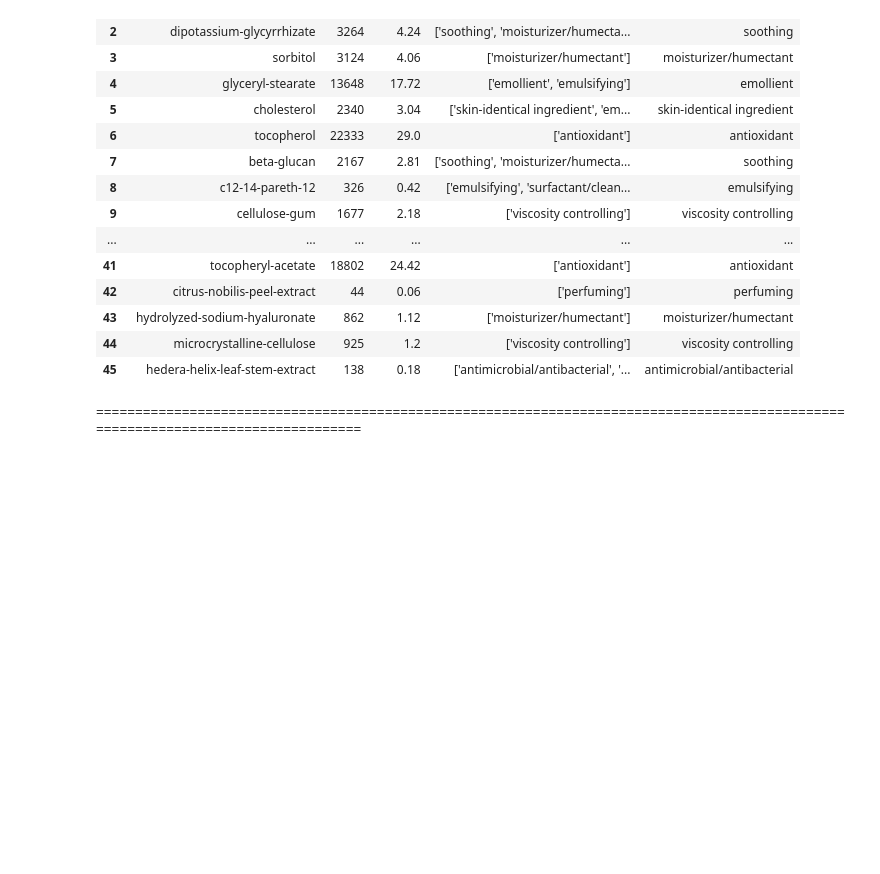
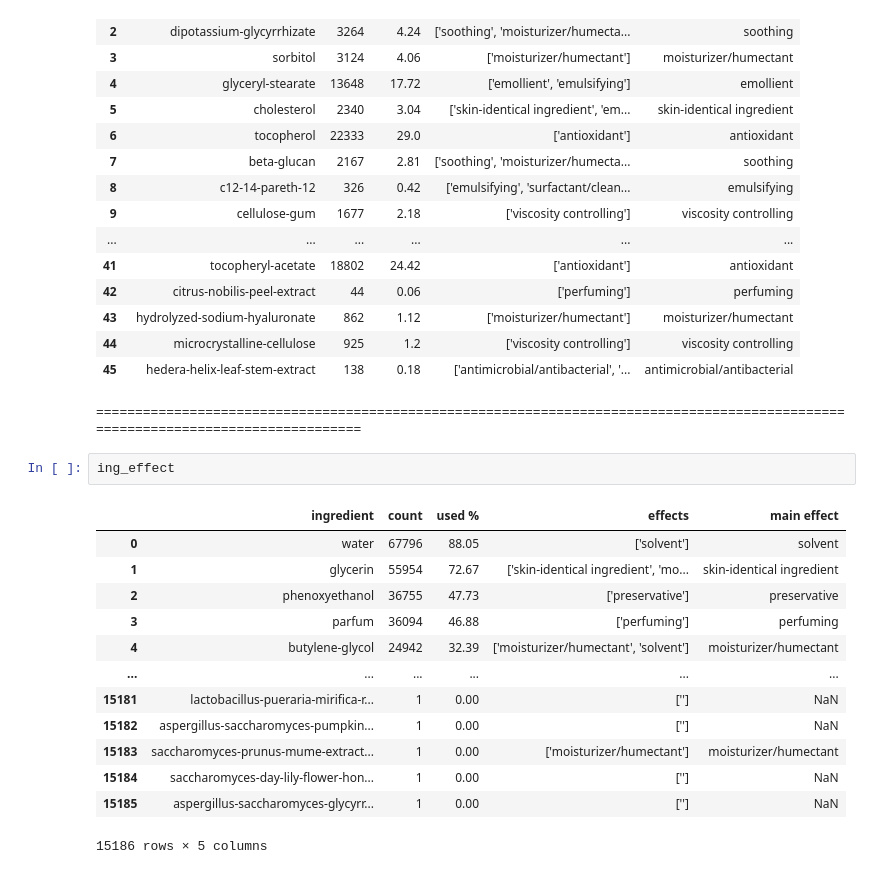
Before and after one commit to zb-dss-offline-1th/ml-repo-02, a Jupyter notebook: products_comparison.ipynb, the cells around one changed output. Saved outputs shown, nothing was run; the diff lists cells and outputs as text; blank space fills up the shorter version.

```diff
--- a/products_comparison.ipynb
+++ b/products_comparison.ipynb
@@ -223,3 +223,19 @@ Product B # of Unique: 46
 | 44 | microcrystalline-cellulose | 925 | 1.2 | ['viscosity controlling'] | viscosity controlling |
 | 45 | hedera-helix-leaf-stem-extract | 138 | 0.18 | ['antimicrobial/antibacterial', '... | antimicrobial/antibacterial |
 ==================================================================================================================================
+# %%
+ing_effect
+# %% [output]
+|  | ingredient | count | used % | effects | main effect |
+| 0 | water | 67796 | 88.05 | ['solvent'] | solvent |
+| 1 | glycerin | 55954 | 72.67 | ['skin-identical ingredient', 'mo... | skin-identical ingredient |
+| 2 | phenoxyethanol | 36755 | 47.73 | ['preservative'] | preservative |
+| 3 | parfum | 36094 | 46.88 | ['perfuming'] | perfuming |
+| 4 | butylene-glycol | 24942 | 32.39 | ['moisturizer/humectant', 'solvent'] | moisturizer/humectant |
+| ... | ... | ... | ... | ... | ... |
+| 15181 | lactobacillus-pueraria-mirifica-r... | 1 | 0.00 | [''] | NaN |
+| 15182 | aspergillus-saccharomyces-pumpkin... | 1 | 0.00 | [''] | NaN |
+| 15183 | saccharomyces-prunus-mume-extract... | 1 | 0.00 | ['moisturizer/humectant'] | moisturizer/humectant |
+| 15184 | saccharomyces-day-lily-flower-hon... | 1 | 0.00 | [''] | NaN |
+| 15185 | aspergillus-saccharomyces-glycyrr... | 1 | 0.00 | [''] | NaN |
+15186 rows × 5 columns
```
Also changed, not shown: 2 other files.
